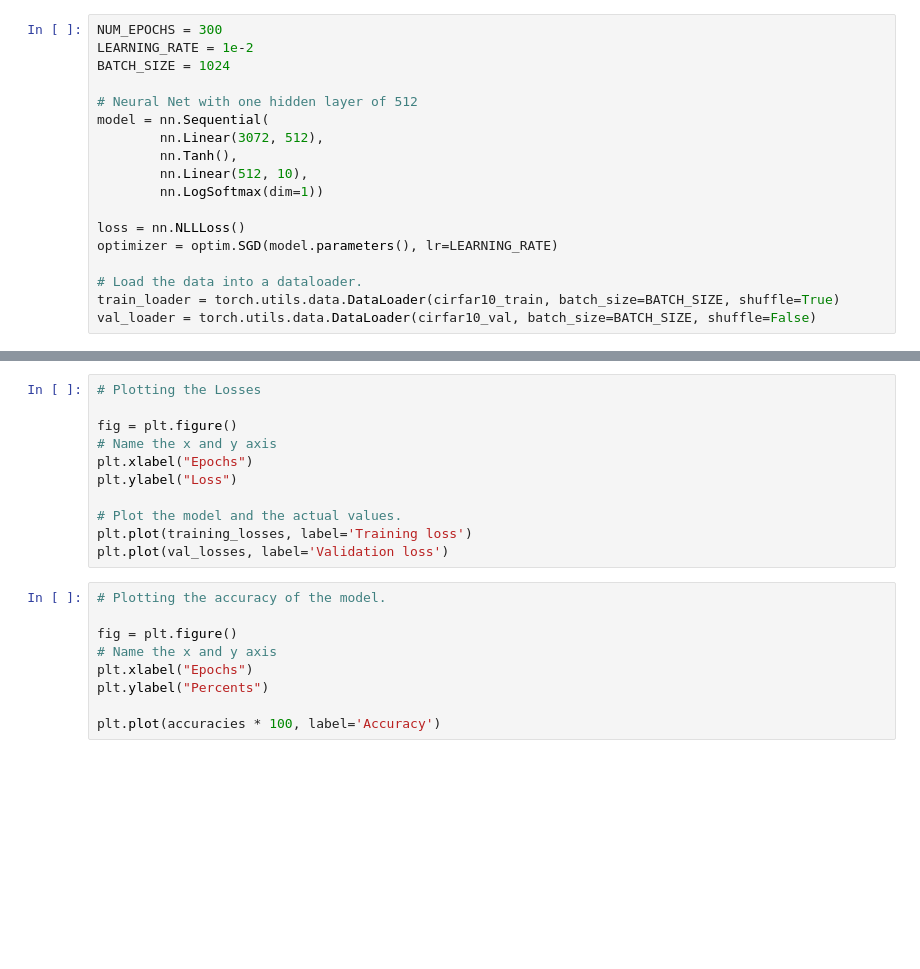
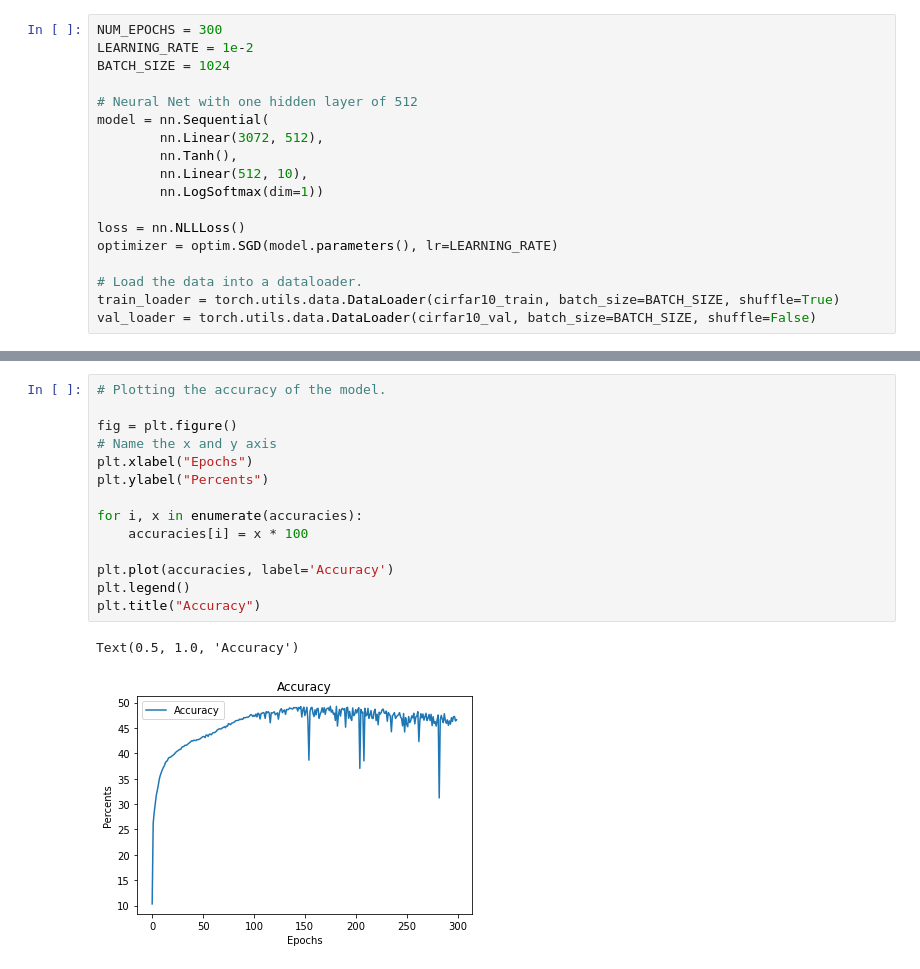
Before and after one commit to nguyjd/ecgr-4106-homeworks, a Jupyter notebook: homework 2/Homework2.ipynb, the cells around one changed output, grey strips where cells are left out. Drawn from its saved outputs; the diff is of its cells as text; blank space fills up the shorter version.

```diff
--- a/homework 2/Homework2.ipynb
+++ b/homework 2/Homework2.ipynb
@@ -272,20 +348,17 @@ Epoch: 180, Training Loss: 1.0622295141220093,                  Validation Loss:
-# %%
-# Plotting the Losses
-
-fig = plt.figure()
-# Name the x and y axis
-plt.xlabel("Epochs")
-plt.ylabel("Loss")
-
-# Plot the model and the actual values.
-plt.plot(training_losses, label='Training loss')
-plt.plot(val_losses, label='Validation loss')
 # %%
 # Plotting the accuracy of the model.
 
 fig = plt.figure()
 # Name the x and y axis
 plt.xlabel("Epochs")
 plt.ylabel("Percents")
 
-plt.plot(accuracies * 100, label='Accuracy')
+for i, x in enumerate(accuracies):
+    accuracies[i] = x * 100
+
+plt.plot(accuracies, label='Accuracy')
+plt.legend()
+plt.title("Accuracy")
+# %% [output]
+Text(0.5, 1.0, 'Accuracy')
+[figure, added]
```
Also changed, not shown: parts of 12 cells of this notebook, 1 other file.
